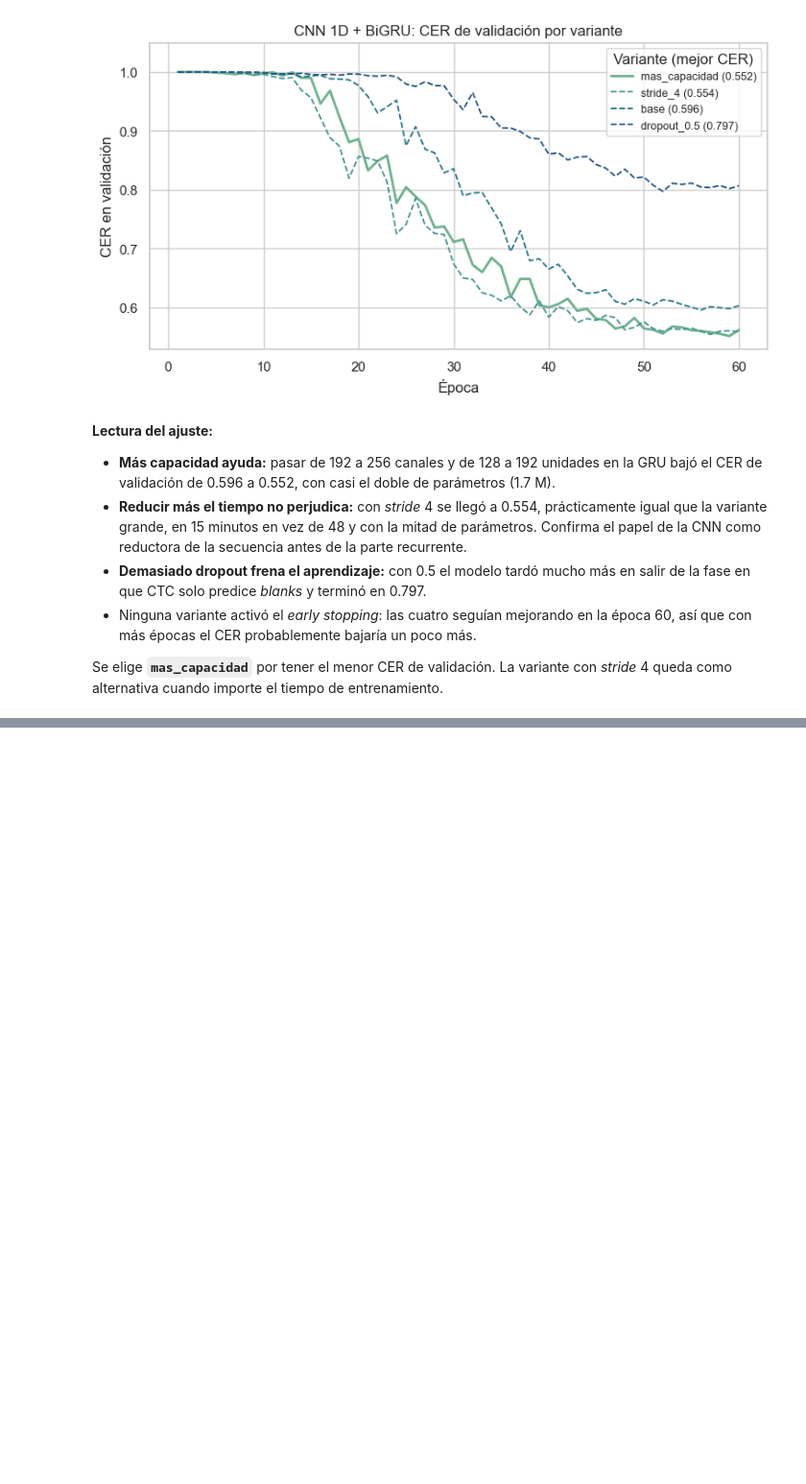
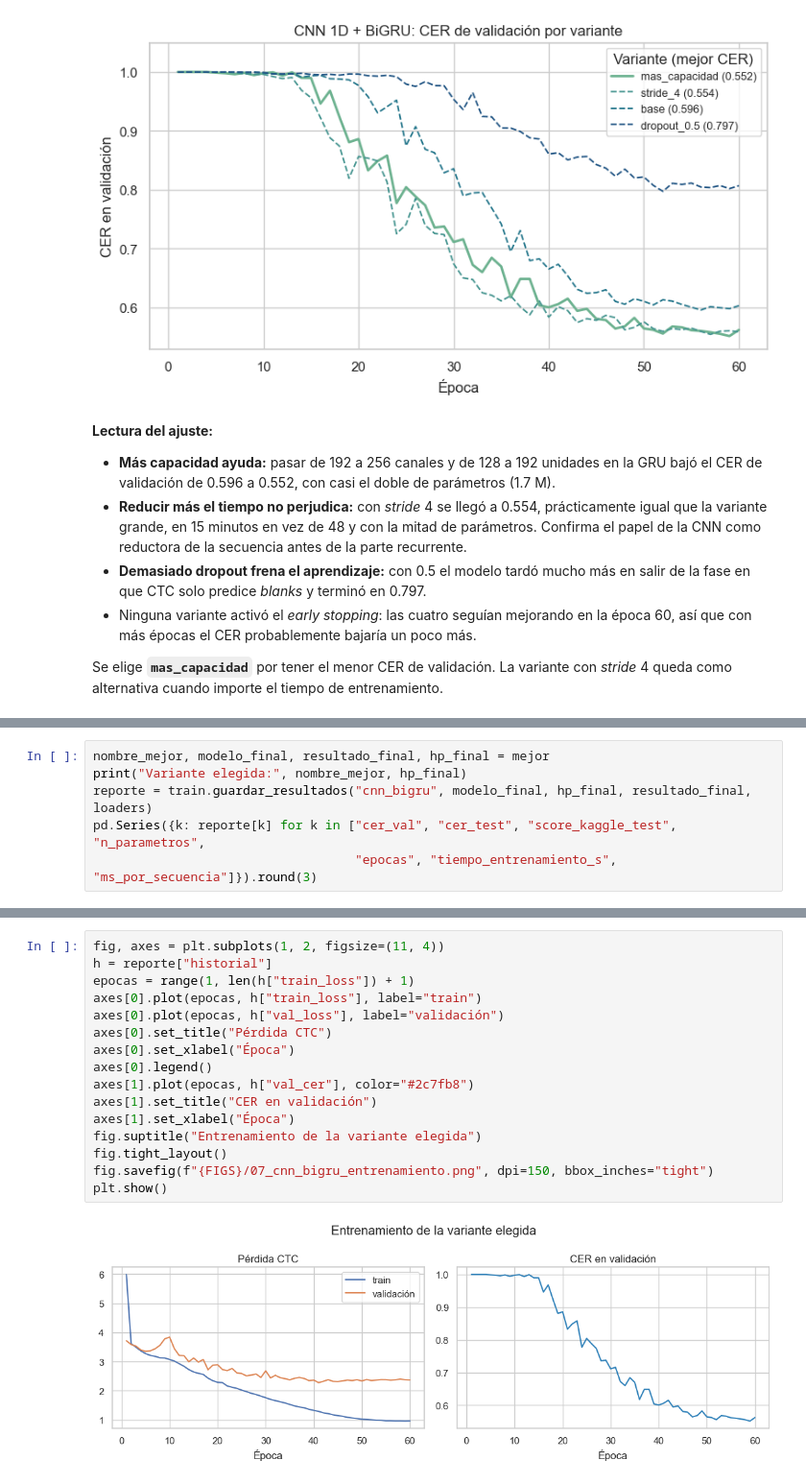
Before and after one commit to DufreyM/CC3084-Proyecto2, a Jupyter notebook: notebooks/07_modelo_cnn_bigru.ipynb, the cells around one changed output, grey strips where cells are left out. Shown at 96% size. Cells and saved outputs as stored; diff of their text form; blank space fills up the shorter version.

Commit message:
feat: evaluar CNN-BiGRU en test y guardar modelo

```diff
--- a/notebooks/07_modelo_cnn_bigru.ipynb
+++ b/notebooks/07_modelo_cnn_bigru.ipynb
@@ -205,0 +211,6 @@ alternativa cuando importe el tiempo de entrenamiento.
+# %%
+nombre_mejor, modelo_final, resultado_final, hp_final = mejor
+print("Variante elegida:", nombre_mejor, hp_final)
+reporte = train.guardar_resultados("cnn_bigru", modelo_final, hp_final, resultado_final, loaders)
+pd.Series({k: reporte[k] for k in ["cer_val", "cer_test", "score_kaggle_test", "n_parametros",
+                                   "epocas", "tiempo_entrenamiento_s", "ms_por_secuencia"]}).round(3)
@@ -205,0 +228,18 @@ alternativa cuando importe el tiempo de entrenamiento.
+# %%
+fig, axes = plt.subplots(1, 2, figsize=(11, 4))
+h = reporte["historial"]
+epocas = range(1, len(h["train_loss"]) + 1)
+axes[0].plot(epocas, h["train_loss"], label="train")
+axes[0].plot(epocas, h["val_loss"], label="validación")
+axes[0].set_title("Pérdida CTC")
+axes[0].set_xlabel("Época")
+axes[0].legend()
+axes[1].plot(epocas, h["val_cer"], color="#2c7fb8")
+axes[1].set_title("CER en validación")
+axes[1].set_xlabel("Época")
+fig.suptitle("Entrenamiento de la variante elegida")
+fig.tight_layout()
+fig.savefig(f"{FIGS}/07_cnn_bigru_entrenamiento.png", dpi=150, bbox_inches="tight")
+plt.show()
+# %% [output]
+[figure, added]
```
Also changed, not shown: parts of 2 cells of this notebook, 3 other files.
